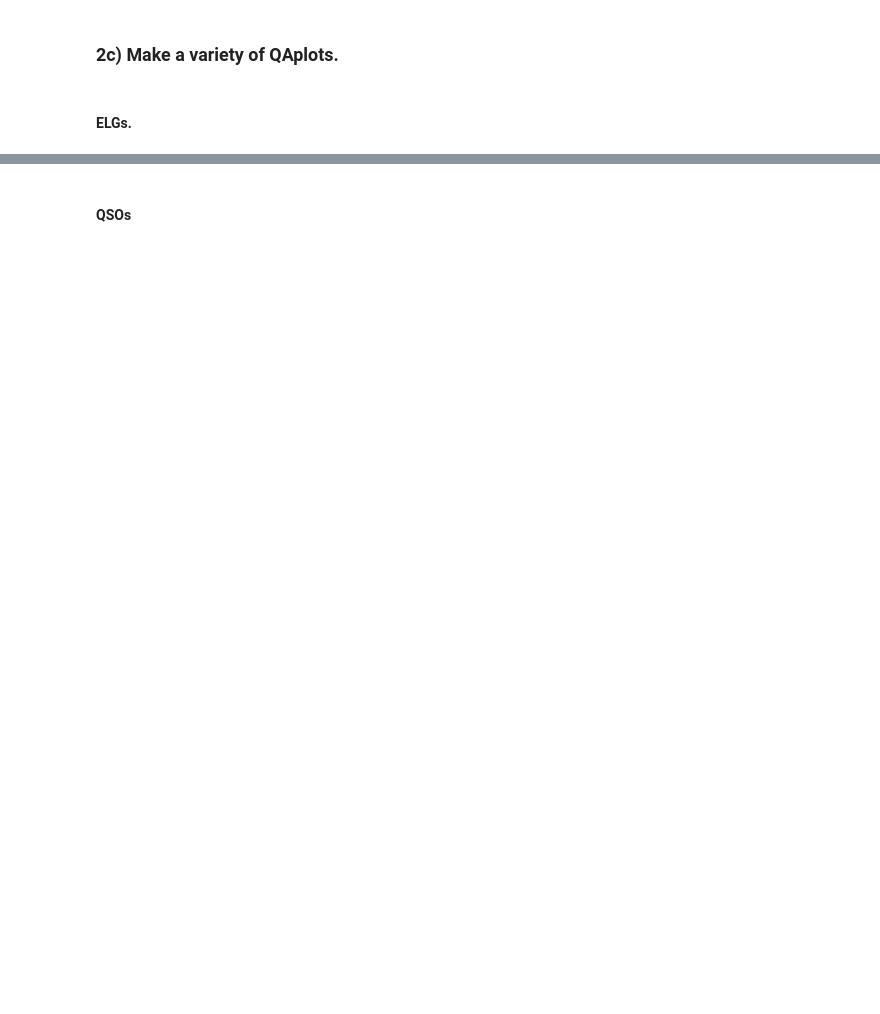
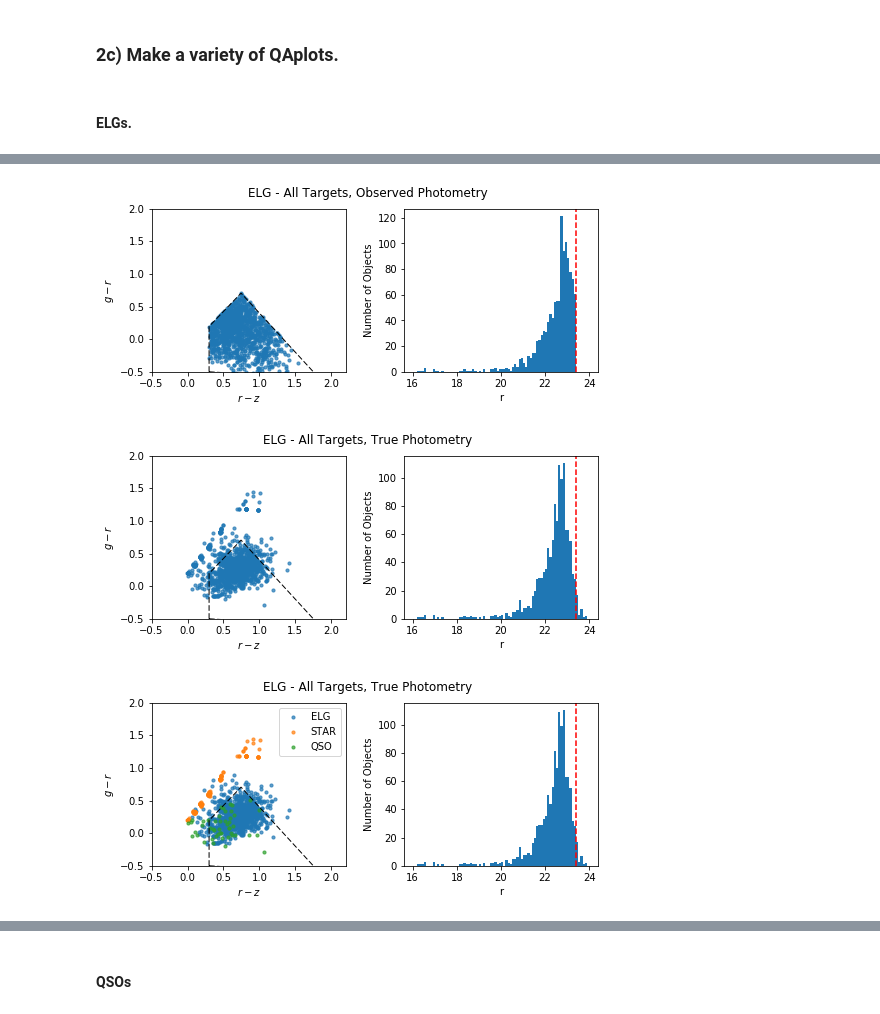
Before and after one commit to desihub/desitarget, a Jupyter notebook: doc/nb/mock-qa.ipynb, the cells around one changed output, grey strips where cells are left out. Saved outputs shown, nothing was run; the diff lists cells and outputs as text; code cells hidden in the pictures; blank space fills up the shorter version.

```diff
--- a/doc/nb/mock-qa.ipynb
+++ b/doc/nb/mock-qa.ipynb
@@ -681,6 +840,9 @@ qaplot_targets_sky(targets, truth, objtype, contam=('ELG', 'QSO', 'STAR'))
 # %%
 # Would be nice if the color-color plots were color-coded by r-band magnitude.
 qaplot_elg_colormag(targets)                                             # All targets, observed (noisy) photometry.
 qaplot_elg_colormag(targets, truth=truth)                                # All targets, true (noiseless) photometry.
 qaplot_elg_colormag(targets, truth=truth, contam=['ELG', 'STAR', 'QSO']) # Contaminants.
-qaplot_elg_density(density)
+# %% [output]
+[figure, added]
+[figure, added]
+[figure, added]
```
Also changed, not shown: parts of 33 cells of this notebook, 2 other files.
